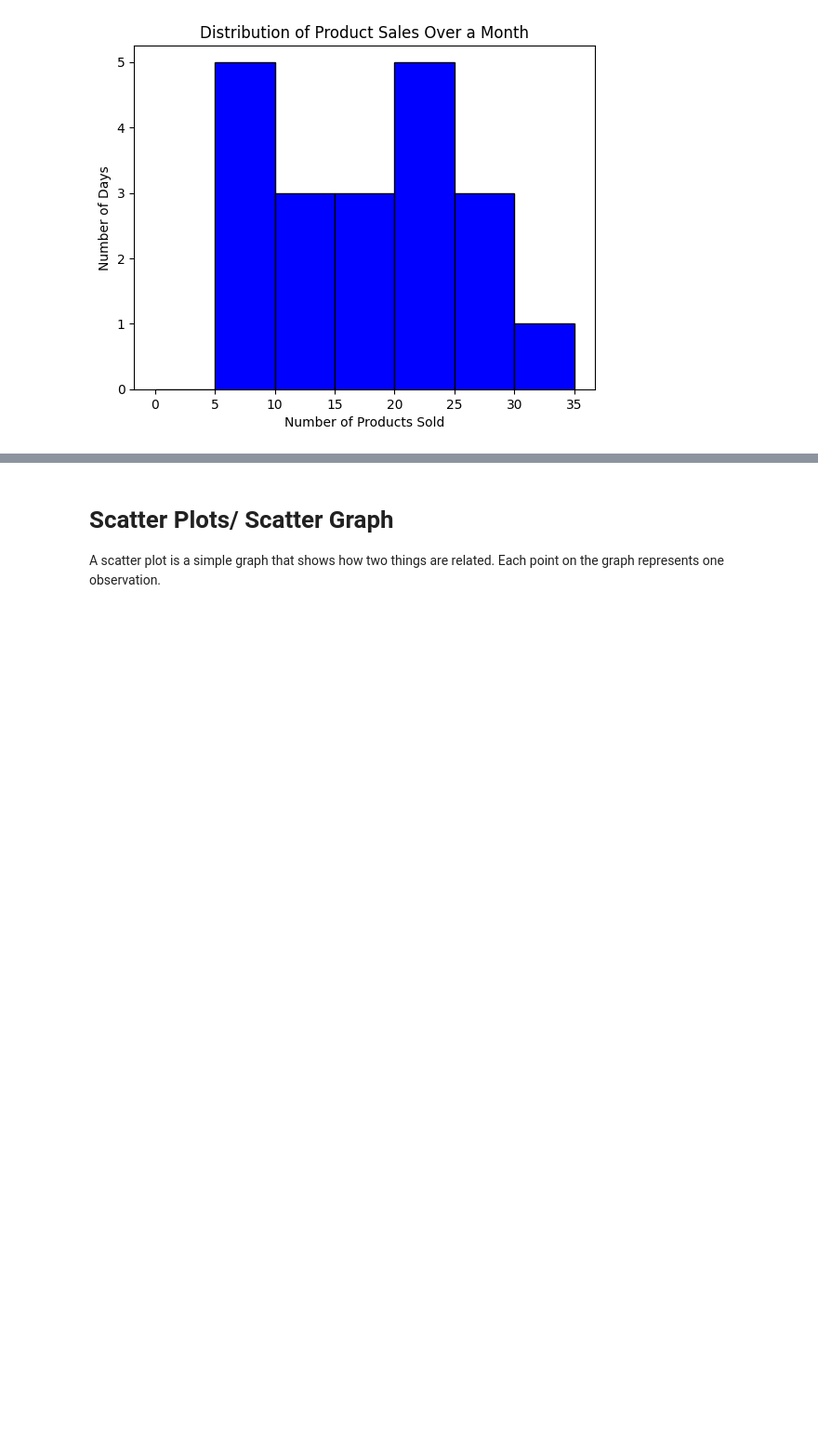
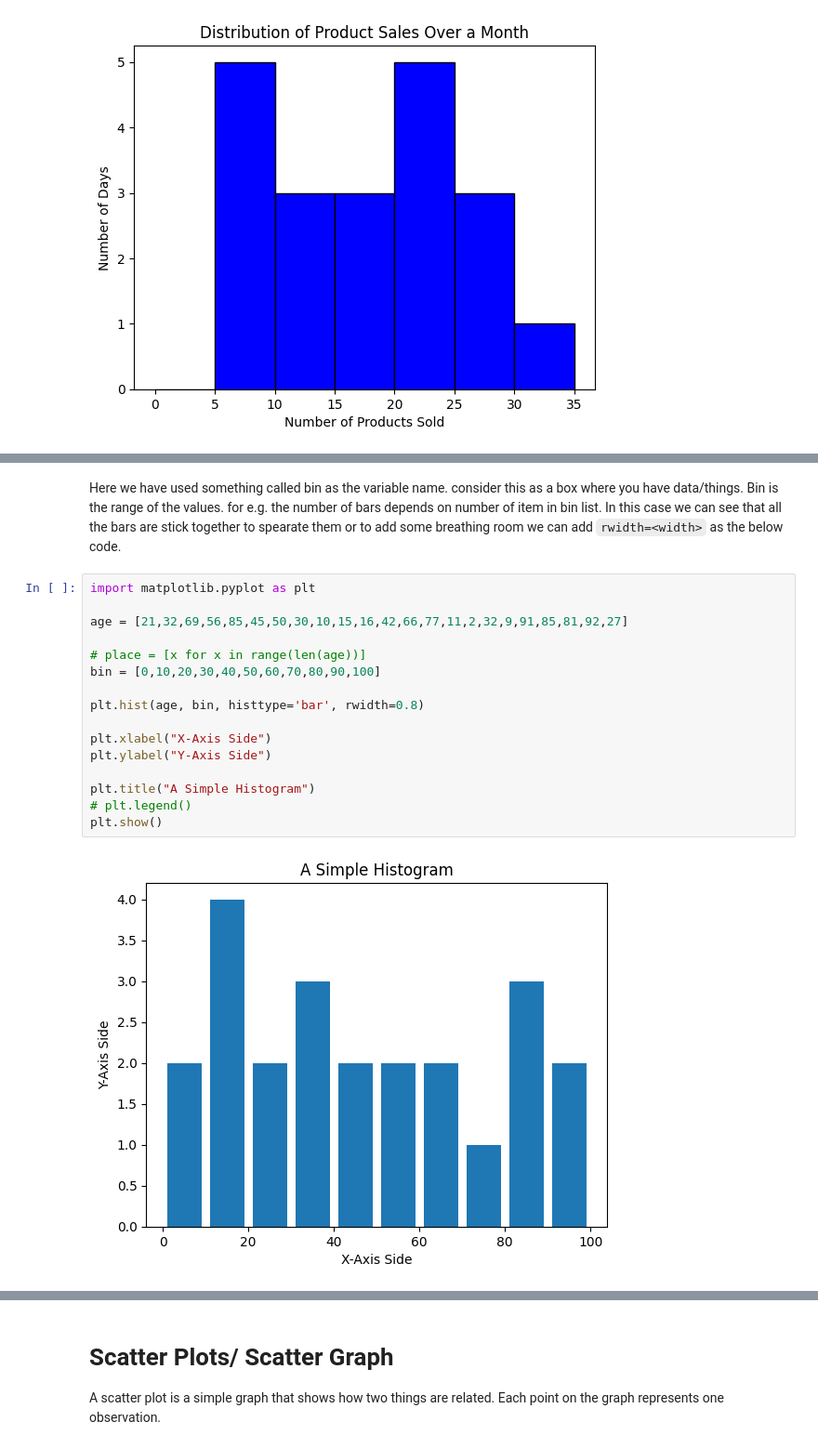
Before and after one commit to Srishti36912/Python_clg, a Jupyter notebook: matplotlib.ipynb, the cells around one changed output, grey strips where cells are left out. Shown at 93% size. Saved outputs shown, nothing was run; the diff lists cells and outputs as text; blank space fills up the shorter version.

````diff
--- a/matplotlib.ipynb
+++ b/matplotlib.ipynb
@@ -343,0 +362,20 @@ plt.show()
+# %% [markdown]
+Here we have used something called bin as the variable name. consider this as a box where you have data/things. Bin is the range of the values. for e.g. the number of bars depends on number of item in bin list. In this case we can see that all the bars are stick together to spearate them or to add some breathing room we can add ```rwidth=<width>``` as the below code.
+# %%
+import matplotlib.pyplot as plt
+
+age = [21,32,69,56,85,45,50,30,10,15,16,42,66,77,11,2,32,9,91,85,81,92,27]
+
+# place = [x for x in range(len(age))]
+bin = [0,10,20,30,40,50,60,70,80,90,100]
+
+plt.hist(age, bin, histtype='bar', rwidth=0.8)
+
+plt.xlabel("X-Axis Side")
+plt.ylabel("Y-Axis Side")
+
+plt.title("A Simple Histogram")
+# plt.legend()
+plt.show()
+# %% [output]
+[figure, added]
````
Also changed, not shown: parts of 3 cells of this notebook.
